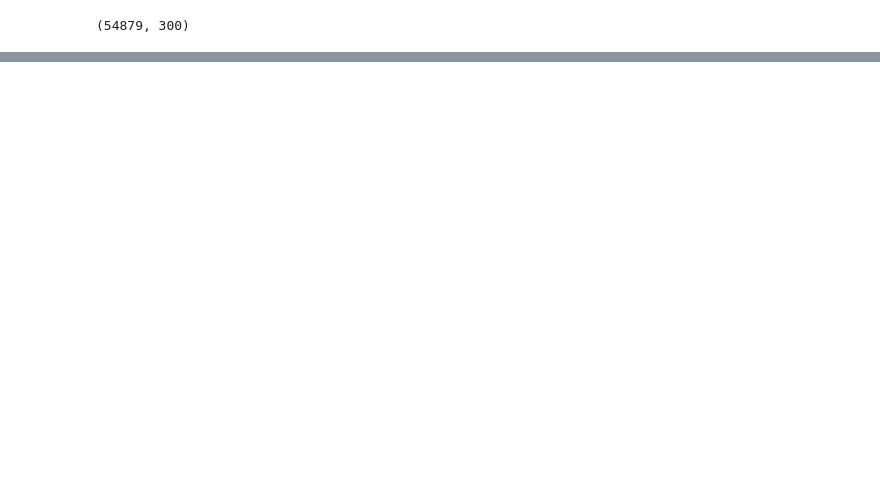
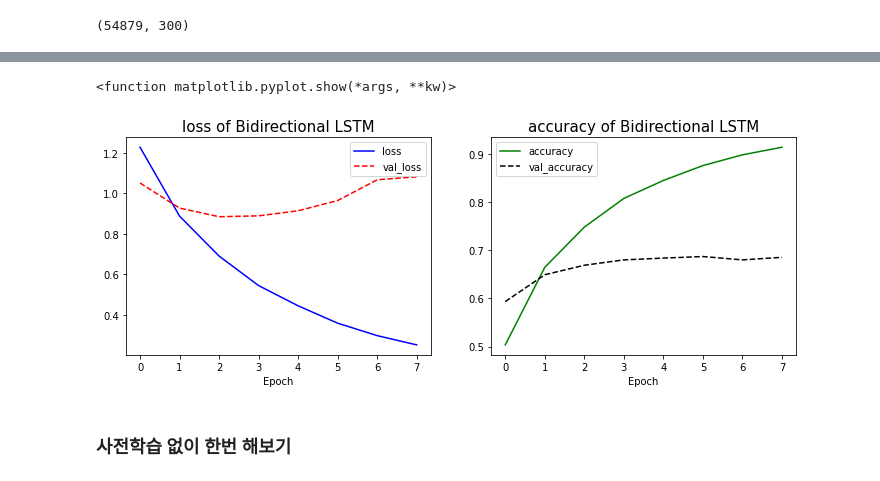
Before and after one commit to pongjin/NLP_study, a Jupyter notebook: 자연어스터디_5주차_모델링.ipynb, the cells around one changed output, grey strips where cells are left out. Cells and saved outputs as stored; diff of their text form; code cells hidden in the pictures; blank space fills up the shorter version.

```diff
--- a/자연어스터디_5주차_모델링.ipynb
+++ b/자연어스터디_5주차_모델링.ipynb
@@ -221,8 +311,8 @@ Log Loss (CV):   0.9026
 # %%
 def BiLSTM():
     model = Sequential()
-    model.add(Embedding(vocab_size, 100, input_length=max_length))
-    model.add(Bidirectional(LSTM(64,return_sequences= True)))
+    model.add(Embedding(vocab_size, 300,weights=[embedding_matrix], input_length=max_length, trainable=False))
+    model.add(BatchNormalization())
     model.add(Bidirectional(LSTM(64,return_sequences= True)))
     model.add(Bidirectional(LSTM(32)))
     model.add(Dense(5, activation='softmax'))
@@ -255,14 +345,14 @@ p_val = np.zeros((train_padded.shape[0], n_class))
 p_tst = np.zeros((test_padded.shape[0], n_class))
 for i, (i_trn, i_val) in enumerate(cv.split(train_padded, Y_train), 1):
     print(f'training model for CV #{i}')
-    es = EarlyStopping(monitor='acc', min_delta=0.01, patience=5,
-                       verbose=1, mode='max', baseline=None, restore_best_weights=True)
+    es = EarlyStopping(monitor='val_loss', min_delta=0.001, patience=5,
+                       verbose=1, mode='min', baseline=None, restore_best_weights=True)
 
     clf = BiLSTM()
-    clf.fit(train_padded[i_trn],
+    history2 = clf.fit(train_padded[i_trn],
             to_categorical(Y_train[i_trn]),
             validation_data=(train_padded[i_val], to_categorical(Y_train[i_val])),
-            epochs=20,
+            epochs=30,
             batch_size=64,
             callbacks=[es])
     p_val[i_val, :] = clf.predict(train_padded[i_val])
@@ -292,18 +384,23 @@ print(f'Log Loss (CV): {log_loss(pd.get_dummies(Y_train), p_val):8.4f}')
 # %%
 # 모델 학습 결과 확인
 plt.figure(figsize=(12, 4))
 
 plt.subplot(1, 2, 1)
-plt.title('loss of Bidirectional LSTM (model3) ', fontsize= 15)
-plt.plot(history.history['loss'], 'b-', label='loss')
-plt.plot(history.history['val_loss'],'r--', label='val_loss')
+plt.title('loss of Bidirectional LSTM', fontsize= 15)
+plt.plot(history2.history['loss'], 'b-', label='loss')
+plt.plot(history2.history['val_loss'],'r--', label='val_loss')
 plt.xlabel('Epoch')
 plt.legend()
 
 plt.subplot(1, 2, 2)
-plt.title('accuracy of Bidirectional LSTM (model3) ', fontsize= 15)
-plt.plot(history.history['accuracy'], 'g-', label='accuracy')
-plt.plot(history.history['val_accuracy'],'k--', label='val_accuracy')
+plt.title('accuracy of Bidirectional LSTM', fontsize= 15)
+plt.plot(history2.history['acc'], 'g-', label='accuracy')
+plt.plot(history2.history['val_acc'],'k--', label='val_accuracy')
 plt.xlabel('Epoch')
 plt.legend()
 plt.show
+# %% [output]
+<function matplotlib.pyplot.show(*args, **kw)>
+[figure, added]
+# %% [markdown]
+### 사전학습 없이 한번 해보기
```
Also changed, not shown: parts of 22 cells of this notebook.
